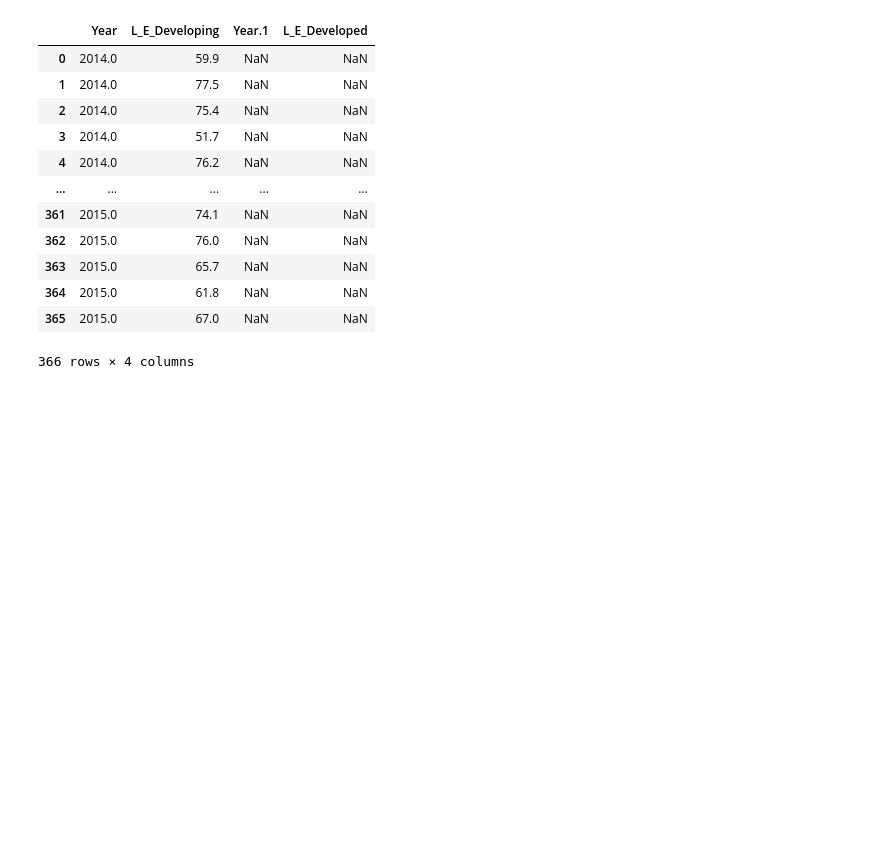
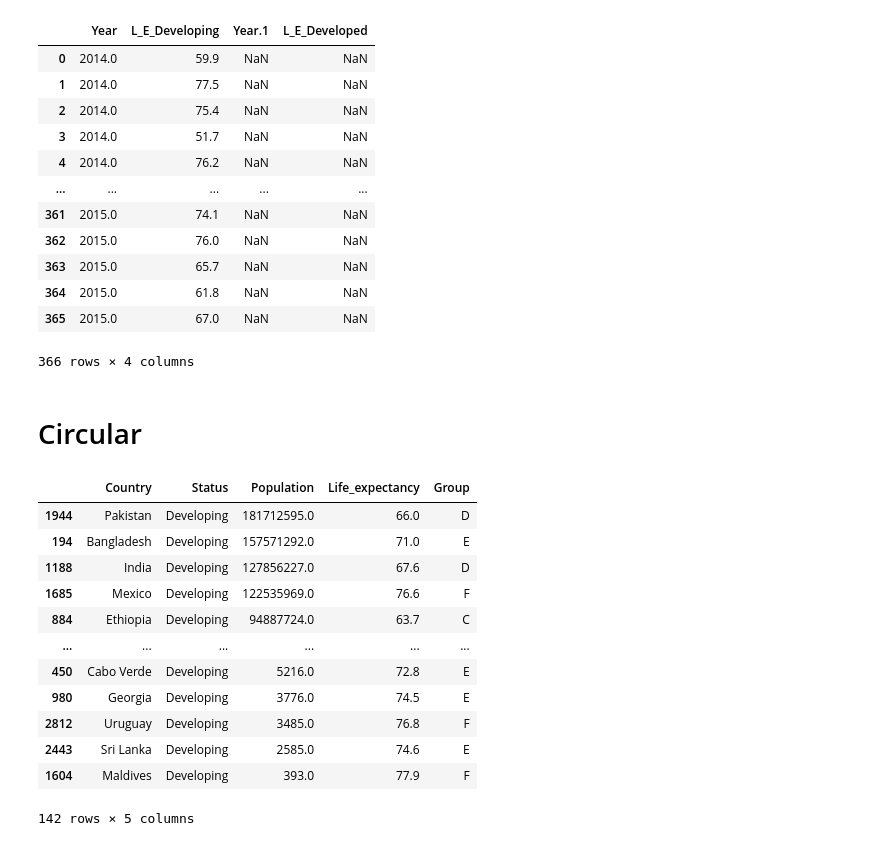
Before and after one commit to Riz97/riz97.github.io, a Jupyter notebook: py_scripts/notebooks/Data_preproccessing_comparison.ipynb, the cells around one changed output. Cells and saved outputs as stored; diff of their text form; code cells hidden in the pictures; blank space fills up the shorter version.

```diff
--- a/py_scripts/notebooks/Data_preproccessing_comparison.ipynb
+++ b/py_scripts/notebooks/Data_preproccessing_comparison.ipynb
@@ -369,3 +369,34 @@ pd.read_csv("../../data/comparison-3.csv")
 | 364 | 2015.0 | 61.8 | NaN | NaN |
 | 365 | 2015.0 | 67.0 | NaN | NaN |
 366 rows × 4 columns
+# %% [markdown]
+# Circular
+# %%
+df4=dataframe[["Country","Year","Status","Population","Life_expectancy"]]
+df4 = df4[df4['Year'] ==2015]
+df4 = df4.dropna()
+df4.sort_values(by="Life_expectancy",
+                         ascending=False,
+                         inplace=True)
+df4["Group"]=pd.cut(df4["Life_expectancy"], bins=[50,55,60,65,70,75,80,85,90], labels=["A","B","C","D","E","F","G","H"])
+df4=df4[["Country","Status","Population","Life_expectancy","Group"]]
+df4.to_csv("../../data/comparison/comparison-4.csv", sep=",", index = False)
+# %%
+df4.sort_values(by="Population",
+                         ascending=False,
+                         inplace=True)
+df4
+# %% [output]
+|  | Country | Status | Population | Life_expectancy | Group |
+| 1944 | Pakistan | Developing | 181712595.0 | 66.0 | D |
+| 194 | Bangladesh | Developing | 157571292.0 | 71.0 | E |
+| 1188 | India | Developing | 127856227.0 | 67.6 | D |
+| 1685 | Mexico | Developing | 122535969.0 | 76.6 | F |
+| 884 | Ethiopia | Developing | 94887724.0 | 63.7 | C |
+| ... | ... | ... | ... | ... | ... |
+| 450 | Cabo Verde | Developing | 5216.0 | 72.8 | E |
+| 980 | Georgia | Developing | 3776.0 | 74.5 | E |
+| 2812 | Uruguay | Developing | 3485.0 | 76.8 | F |
+| 2443 | Sri Lanka | Developing | 2585.0 | 74.6 | E |
+| 1604 | Maldives | Developing | 393.0 | 77.9 | F |
+142 rows × 5 columns
```
Also changed, not shown: 3 other files.
